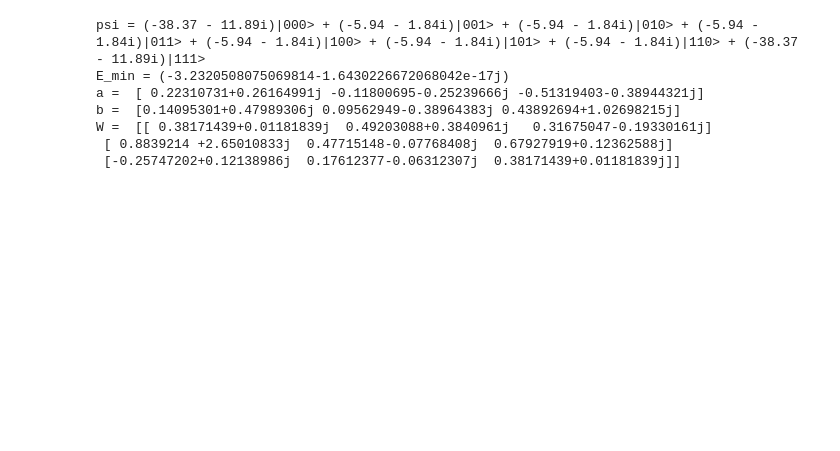
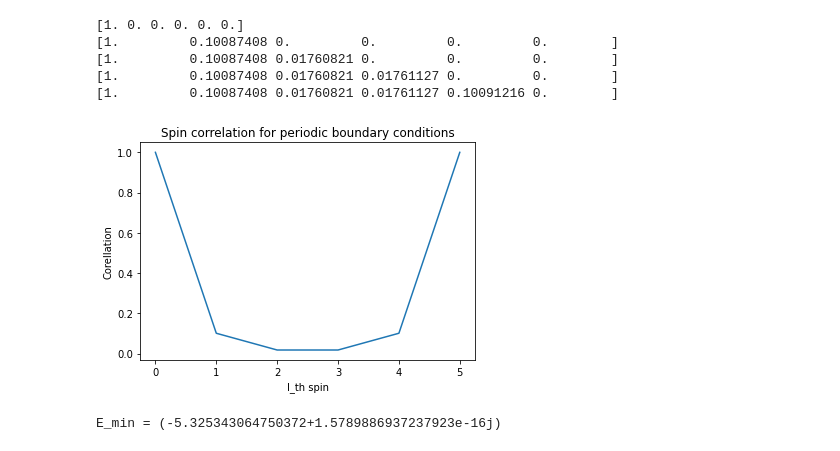
Before and after one commit to FilipMiljevic/Phy_571_project, a Jupyter notebook: N_spins.ipynb, the cells around one changed output. Saved outputs shown, nothing was run; the diff lists cells and outputs as text; code cells hidden in the pictures; blank space fills up the shorter version.

```diff
--- a/N_spins.ipynb
+++ b/N_spins.ipynb
@@ -157,6 +157,11 @@ class Boltznann_two_spins:
     ########### OPTIMIZATION ########################
 
 
+def normalize(psi):
+        """Returns normalized psi"""
+        psi_star = np.transpose(np.conjugate(psi))
+        return psi / np.sqrt(np.sum(psi_star @ psi))
+
 ########### NEW HAMILTONIAN #########################
 
 def sigma_x(psi):
@@ -229,5 +234,41 @@ def generate_spins(n):
     return s
 
 ########### NEW HAMILTONIAN #########################
+# %%
+def sigma_z_0_l(psi, l):
+    """Applies  sigma_z_0 sigma_z_{l}
+    on a given wavefunction psi and returns the
+    new wavefunciton"""
+    n_spins = int(np.log2(len(psi)))
+    s = generate_spins(n_spins)
+    psi_sigma_z = np.zeros(len(psi), dtype = 'complex')
+    for i in range(len(psi_sigma_z)):
+        psi_sigma_z[i] = s[i][0] * s[i][l] * psi[i]
+    return psi_sigma_z
+
+def spin_correlation(psi):
+    psi = normalize(psi)
+    psi_star = np.transpose(np.conjugate(psi))
+    n_spins = int(np.log2(len(psi)))
+    C = np.zeros(n_spins + 1)
+    for i in range(n_spins):
+        C[i] = psi_star @ sigma_z_0_l(psi, i)
+        print(C)
+    C[-1] = C[0]
+    return C
+# %%
+C = spin_correlation(psi_optimal)
+plt.plot(np.real(C))
+plt.title('Spin correlation for periodic boundary conditions')
+plt.xlabel('l_th spin')
+plt.ylabel('Corellation')
+plt.savefig('Figures\\Spin correlation 5 spins, h = ' + str(h))
+# %% [output]
+[1. 0. 0. 0. 0. 0.]
+[1.         0.10087408 0.         0.         0.         0.        ]
+[1.         0.10087408 0.01760821 0.         0.         0.        ]
+[1.         0.10087408 0.01760821 0.01761127 0.         0.        ]
+[1.         0.10087408 0.01760821 0.01761127 0.10091216 0.        ]
+[figure, added]
 # %%
 ########### INITIALIZATION ########################
@@ -251,17 +292,11 @@ psi_optimal = boltzmann.psi_optimal
 min_energy = boltzmann.min_energy
 ########### EXTRACTING PARAMETERS #################
 # %%
-boltzmann.show_psi_optimal()
+# boltzmann.show_psi_optimal()
 boltzmann.show_min_energy()
-boltzmann.show_omega_optimal()
+# boltzmann.show_omega_optimal()
 # %% [output]
-psi = (-38.37 - 11.89i)|000> + (-5.94 - 1.84i)|001> + (-5.94 - 1.84i)|010> + (-5.94 - 1.84i)|011> + (-5.94 - 1.84i)|100> + (-5.94 - 1.84i)|101> + (-5.94 - 1.84i)|110> + (-38.37 - 11.89i)|111>
-E_min = (-3.2320508075069814-1.6430226672068042e-17j)
-a =  [ 0.22310731+0.26164991j -0.11800695-0.25239666j -0.51319403-0.38944321j]
-b =  [0.14095301+0.47989306j 0.09562949-0.38964383j 0.43892694+1.02698215j]
-W =  [[ 0.38171439+0.01181839j  0.49203088+0.3840961j   0.31675047-0.19330161j]
- [ 0.8839214 +2.65010833j  0.47715148-0.07768408j  0.67927919+0.12362588j]
- [-0.25747202+0.12138986j  0.17612377-0.06312307j  0.38171439+0.01181839j]]
+E_min = (-5.325343064750372+1.5789886937237923e-16j)
 # %%
 plt.plot(np.real(boltzmann.energy_optimization_history))
 # %% [output]
```
Also changed, not shown: parts of 2 cells of this notebook.
